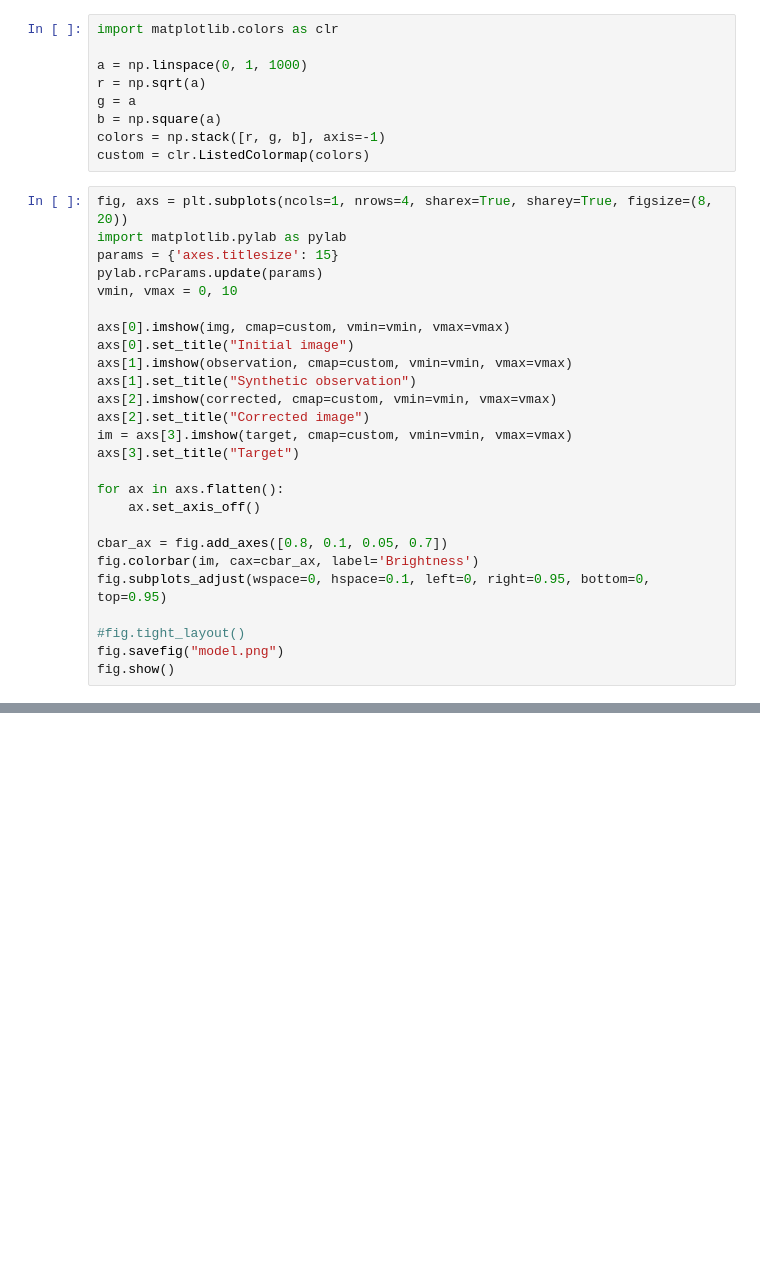
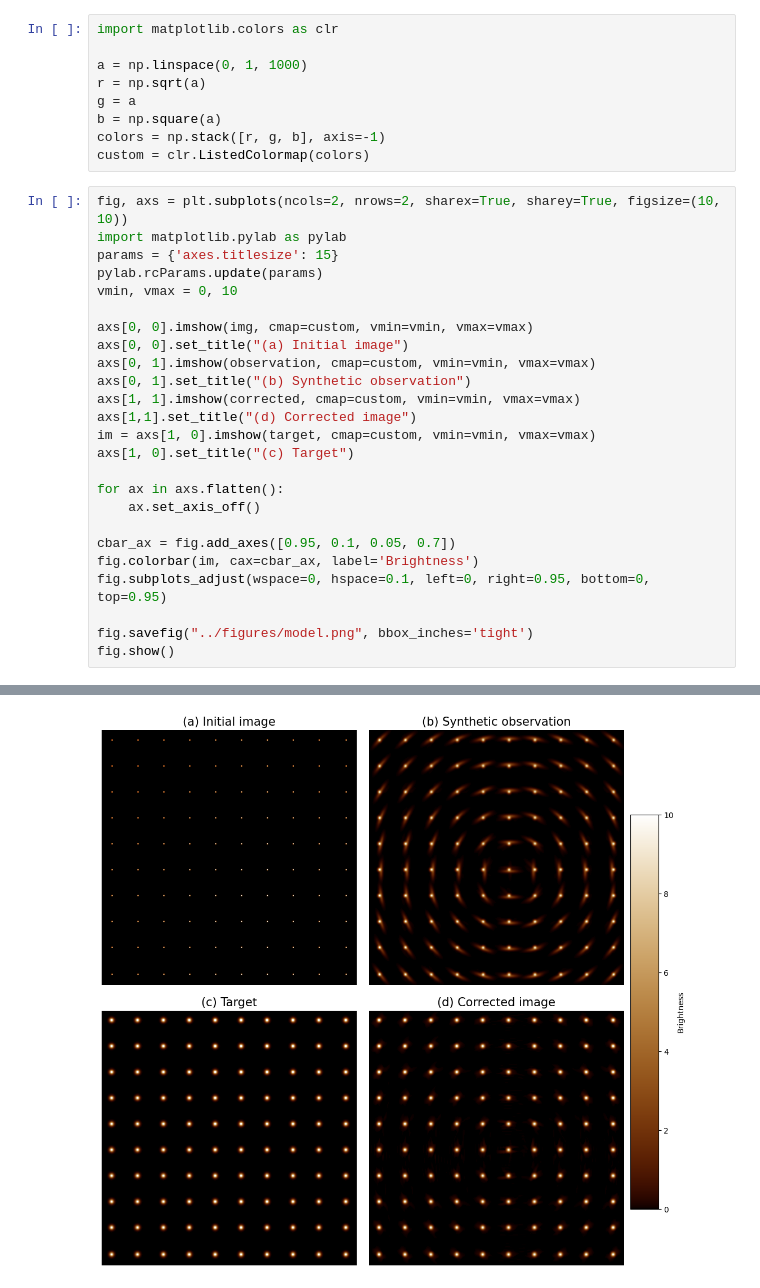
Before and after one commit to punch-mission/paper-variable-point-spread-functions, a Jupyter notebook: notebooks/model-data.ipynb, the cells around one changed output, grey strips where cells are left out. Saved outputs shown, nothing was run; the diff lists cells and outputs as text; blank space fills up the shorter version.

Commit message:
fixed model data

```diff
--- a/notebooks/model-data.ipynb
+++ b/notebooks/model-data.ipynb
@@ -206,29 +185,28 @@ b = np.square(a)
 colors = np.stack([r, g, b], axis=-1)
 custom = clr.ListedColormap(colors)
 # %%
-fig, axs = plt.subplots(ncols=1, nrows=4, sharex=True, sharey=True, figsize=(8, 20))
+fig, axs = plt.subplots(ncols=2, nrows=2, sharex=True, sharey=True, figsize=(10, 10))
 import matplotlib.pylab as pylab
 params = {'axes.titlesize': 15}
 pylab.rcParams.update(params)
 vmin, vmax = 0, 10
 
-axs[0].imshow(img, cmap=custom, vmin=vmin, vmax=vmax)
-axs[0].set_title("Initial image")
-axs[1].imshow(observation, cmap=custom, vmin=vmin, vmax=vmax)
-axs[1].set_title("Synthetic observation")
-axs[2].imshow(corrected, cmap=custom, vmin=vmin, vmax=vmax)
-axs[2].set_title("Corrected image")
-im = axs[3].imshow(target, cmap=custom, vmin=vmin, vmax=vmax)
-axs[3].set_title("Target")
+axs[0, 0].imshow(img, cmap=custom, vmin=vmin, vmax=vmax)
+axs[0, 0].set_title("(a) Initial image")
+axs[0, 1].imshow(observation, cmap=custom, vmin=vmin, vmax=vmax)
+axs[0, 1].set_title("(b) Synthetic observation")
+axs[1, 1].imshow(corrected, cmap=custom, vmin=vmin, vmax=vmax)
+axs[1,1].set_title("(d) Corrected image")
+im = axs[1, 0].imshow(target, cmap=custom, vmin=vmin, vmax=vmax)
+axs[1, 0].set_title("(c) Target")
 
 for ax in axs.flatten():
     ax.set_axis_off()
 
-cbar_ax = fig.add_axes([0.8, 0.1, 0.05, 0.7])
+cbar_ax = fig.add_axes([0.95, 0.1, 0.05, 0.7])
 fig.colorbar(im, cax=cbar_ax, label='Brightness')
 fig.subplots_adjust(wspace=0, hspace=0.1, left=0, right=0.95, bottom=0, top=0.95)
 
-#fig.tight_layout()
-fig.savefig("model.png")
+fig.savefig("../figures/model.png", bbox_inches='tight')
 fig.show()
 # %% [output]
@@ -236,0 +213 @@ fig.show()
+[figure, added]
```
Also changed, not shown: parts of 9 cells of this notebook, 2 other files.
